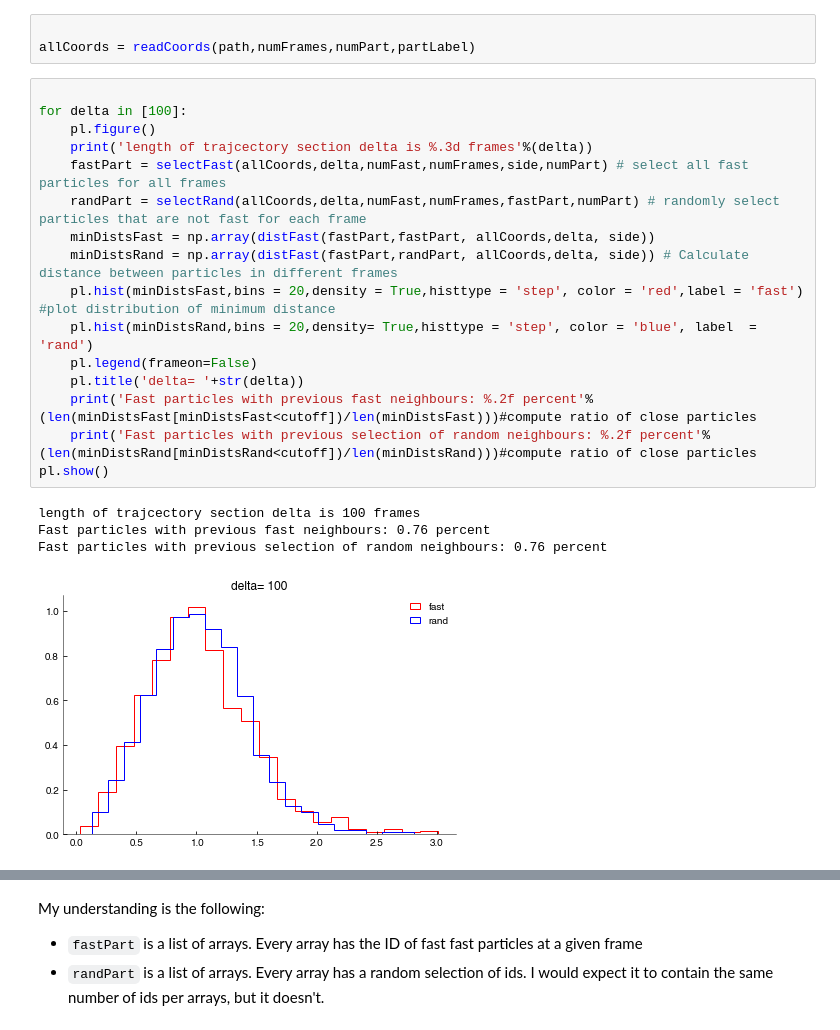
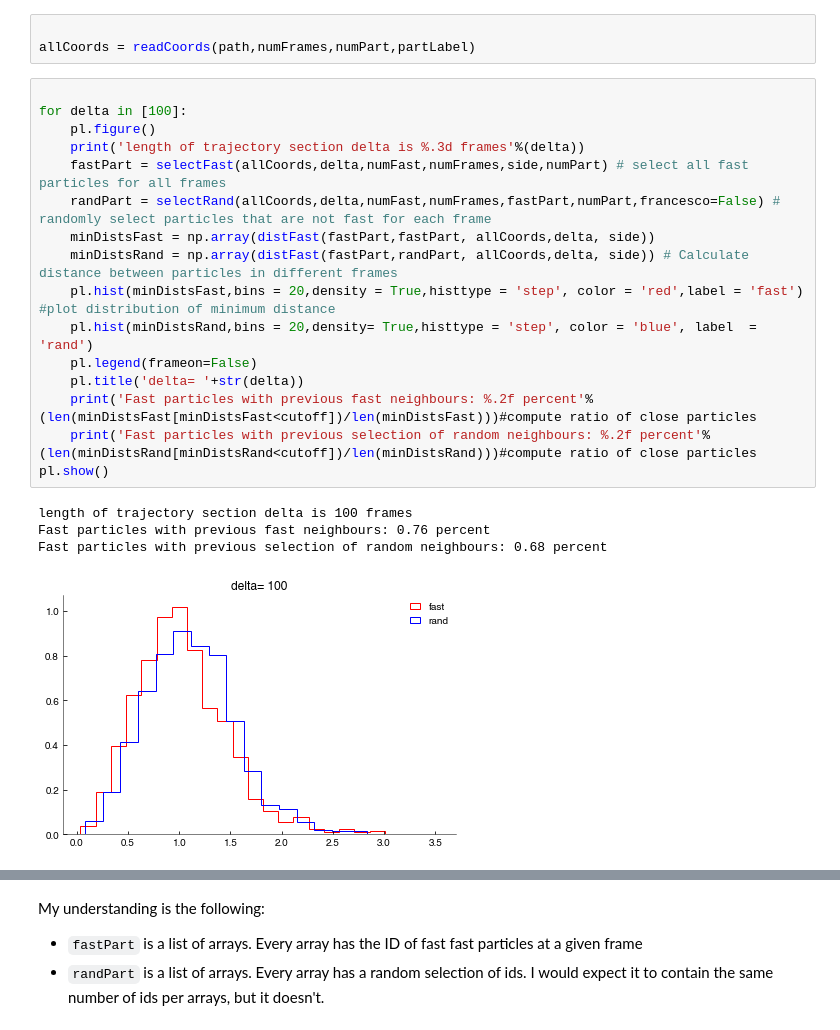
Before and after one commit to levkeO/mobility_transfer, a Jupyter notebook: Testing.ipynb, the cells around one changed output, grey strips where cells are left out. Saved outputs shown, nothing was run; the diff lists cells and outputs as text.

Commit message:
Option francesco for the random selection

```diff
--- a/Testing.ipynb
+++ b/Testing.ipynb
@@ -25,21 +25,21 @@ allCoords = readCoords(path,numFrames,numPart,partLabel)
 # %%
 
 for delta in [100]:
     pl.figure()
-    print('length of trajcectory section delta is %.3d frames'%(delta))
+    print('length of trajectory section delta is %.3d frames'%(delta))
     fastPart = selectFast(allCoords,delta,numFast,numFrames,side,numPart) # select all fast particles for all frames
-    randPart = selectRand(allCoords,delta,numFast,numFrames,fastPart,numPart) # randomly select particles that are not fast for each frame
+    randPart = selectRand(allCoords,delta,numFast,numFrames,fastPart,numPart,francesco=False) # randomly select particles that are not fast for each frame
     minDistsFast = np.array(distFast(fastPart,fastPart, allCoords,delta, side))
     minDistsRand = np.array(distFast(fastPart,randPart, allCoords,delta, side)) # Calculate distance between particles in different frames
     pl.hist(minDistsFast,bins = 20,density = True,histtype = 'step', color = 'red',label = 'fast')	#plot distribution of minimum distance
     pl.hist(minDistsRand,bins = 20,density= True,histtype = 'step', color = 'blue', label  = 'rand')
     pl.legend(frameon=False)
     pl.title('delta= '+str(delta))
     print('Fast particles with previous fast neighbours: %.2f percent'%(len(minDistsFast[minDistsFast<cutoff])/len(minDistsFast)))#compute ratio of close particles
     print('Fast particles with previous selection of random neighbours: %.2f percent'%(len(minDistsRand[minDistsRand<cutoff])/len(minDistsRand)))#compute ratio of close particles
 pl.show()
 # %% [output]
-length of trajcectory section delta is 100 frames
+length of trajectory section delta is 100 frames
 Fast particles with previous fast neighbours: 0.76 percent
-Fast particles with previous selection of random neighbours: 0.76 percent
+Fast particles with previous selection of random neighbours: 0.68 percent
-[figure, old version]
+[figure, new version]
```
Also changed, not shown: parts of 4 cells of this notebook, 1 other file.
